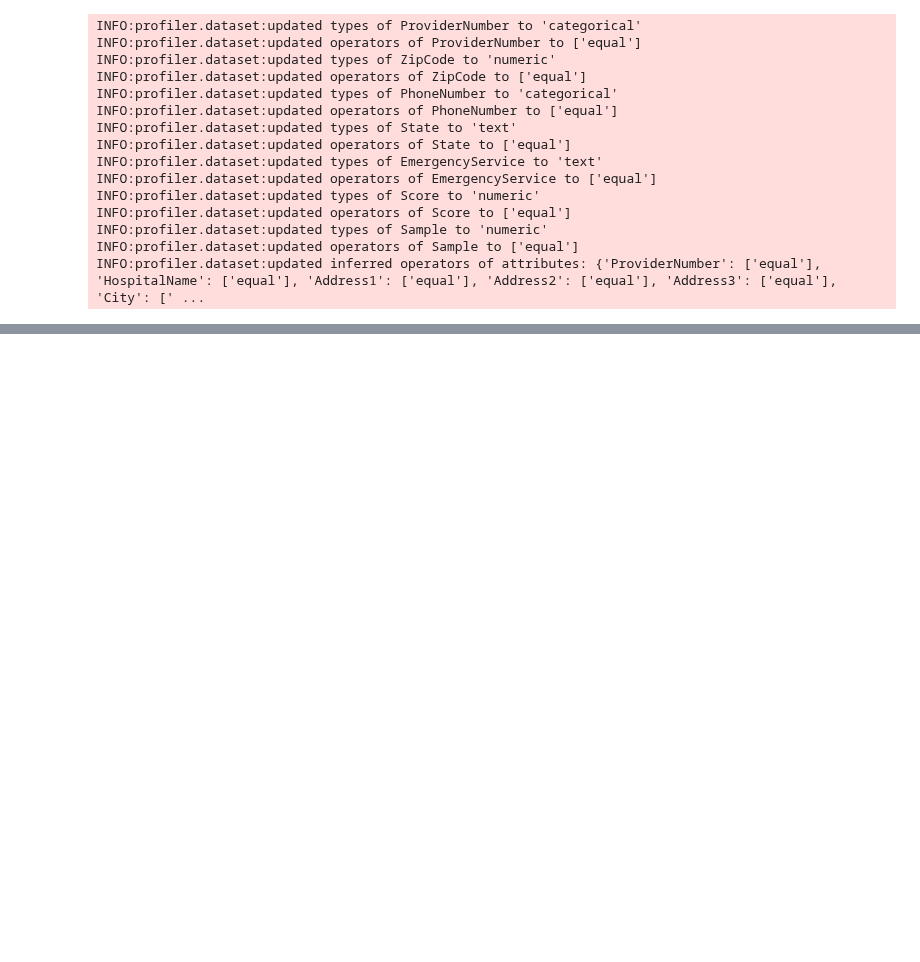
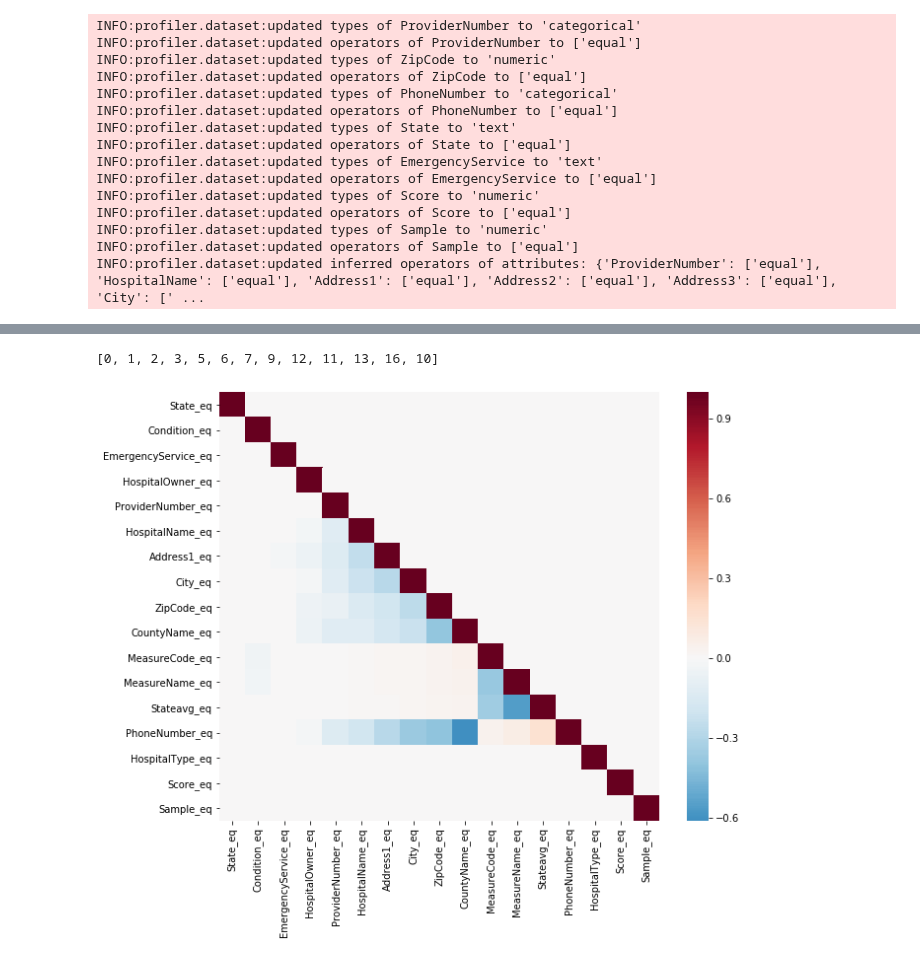
Before and after one commit to sis-ethz/Profiler-Public, a Jupyter notebook: tutorials/Tutorial1_Hospital.ipynb, the cells around one changed output, grey strips where cells are left out. Saved outputs shown, nothing was run; the diff lists cells and outputs as text; code cells hidden in the pictures; blank space fills up the shorter version.

Commit message:
permutation based cholesky

```diff
--- a/tutorials/Tutorial1_Hospital.ipynb
+++ b/tutorials/Tutorial1_Hospital.ipynb
@@ -173,0 +104,30 @@ from profiler.utility import visualize_heatmap
+# %%
+components = [list(g.idx_to_name.keys()) for g in Gs]
+# %%
+components[0]
+# %% [output]
+[0, 1, 2, 3, 5, 6, 7, 9, 12, 11, 13, 16, 10]
+# %%
+from profiler.learner import StructureLearner
+from sksparse.cholmod import cholesky, analyze
+from itertools import permutations
+from scipy import sparse
+from tqdm import tqdm
+import pandas as pd
+
+for c in components:
+    U_hat = None
+    # cholesky decomposition of invcov
+    A = sparse.csr_matrix(inv_cov.values)
+    factor = analyze(A)
+    perm = factor.P()
+    mat = inv_cov.iloc[perm, perm]
+    A = sparse.csr_matrix(mat.values)
+    factor = cholesky(A)
+    U = factor.L_D()[0].toarray()
+    U_hat = StructureLearner.get_df(U, inv_cov.columns.values[perm])
+    break
+# %%
+visualize_heatmap(U_hat)
+# %% [output]
+[figure, added]
```
Also changed, not shown: parts of 13 cells of this notebook, 4 other files.
